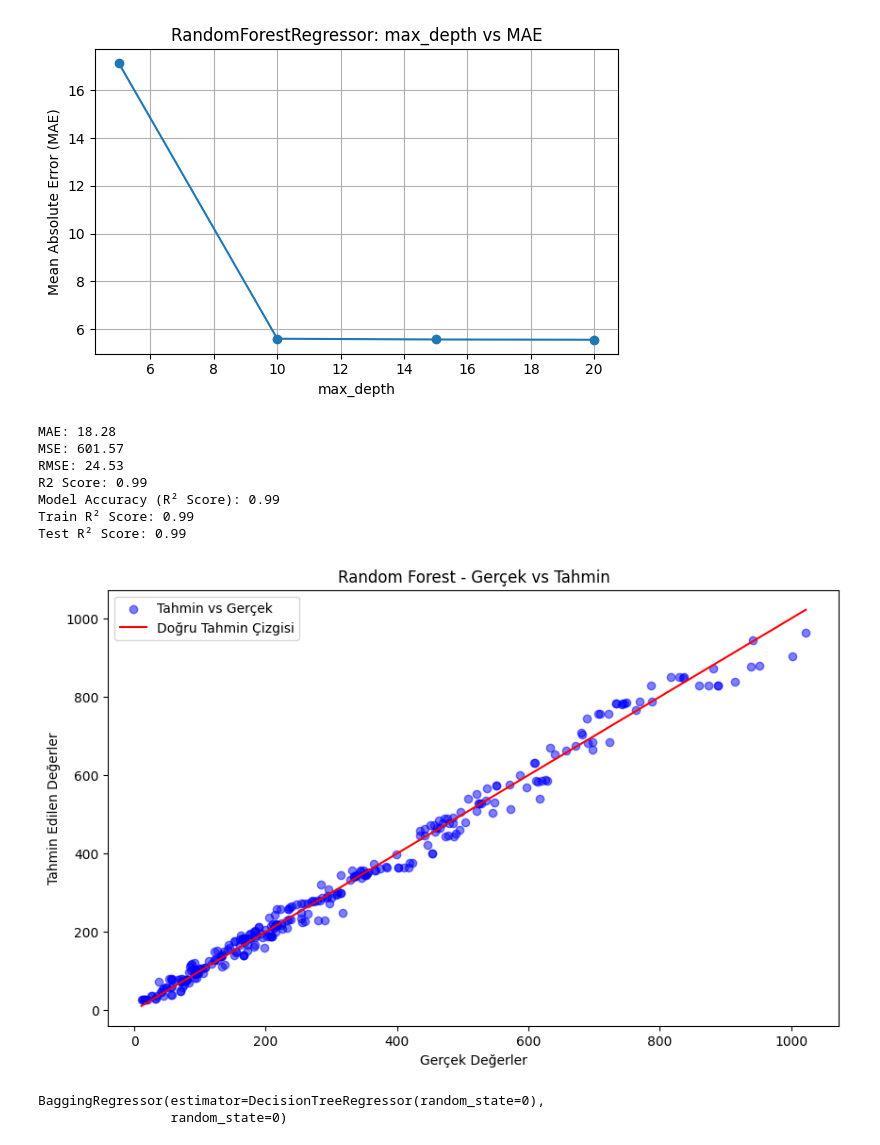
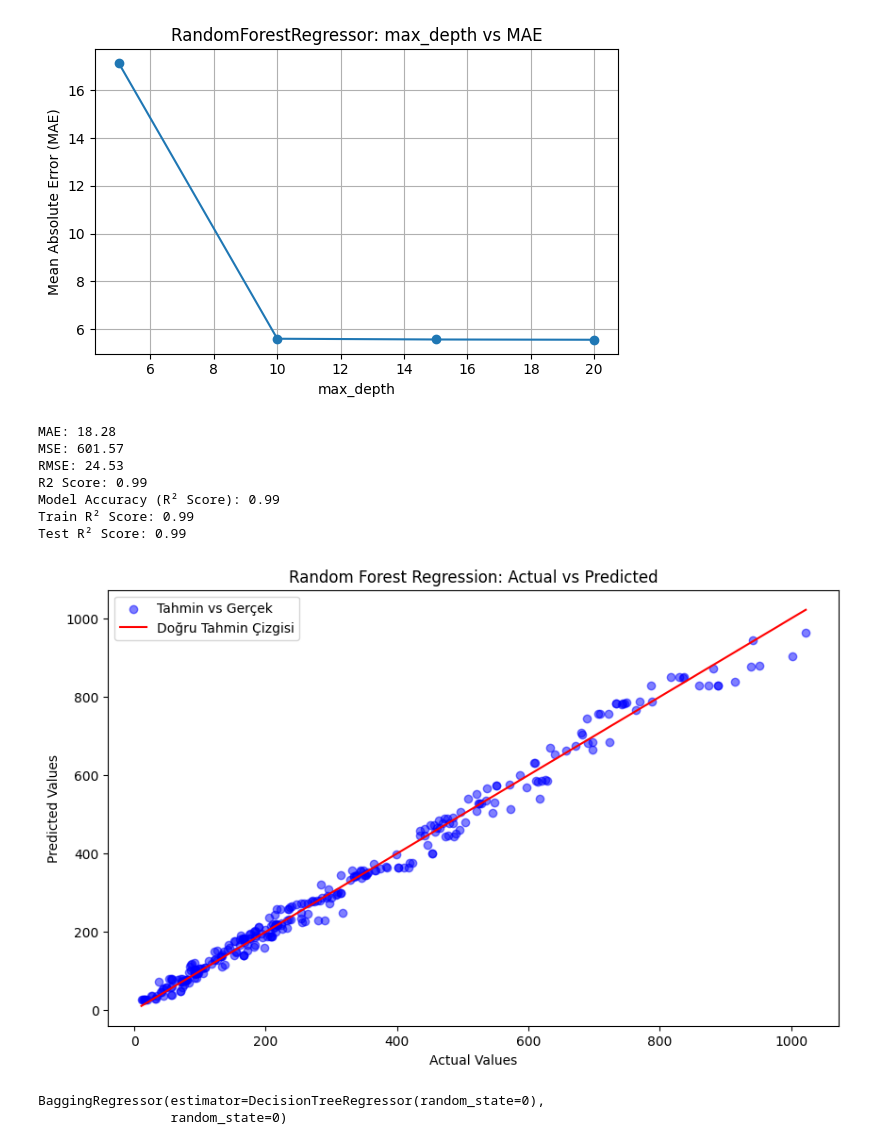
Before and after one commit to ylmzelff/supermarket_sales_EDA, a Jupyter notebook: supermarket-sales-eda.ipynb, the cells around one changed output. Saved outputs shown, nothing was run; the diff lists cells and outputs as text; code cells hidden in the pictures.

```diff
--- a/supermarket-sales-eda.ipynb
+++ b/supermarket-sales-eda.ipynb
@@ -746,37 +746,37 @@ mse = mean_squared_error(y_val, y_pred)
 rmse = np.sqrt(mse)
 r2 = r2_score(y_val, y_pred)
 
 print(f"MAE: {mae:.2f}")
 print(f"MSE: {mse:.2f}")
 print(f"RMSE: {rmse:.2f}")
 print(f"R2 Score: {r2:.2f}")
 accuracy = rf_model.score(X_val, y_val)  # This returns R² score
 print(f"Model Accuracy (R² Score): {accuracy:.2f}")
 train_r2 = rf_model.score(X_train, y_train)
 test_r2 = rf_model.score(X_val, y_val)
 
 print(f"Train R² Score: {train_r2:.2f}")
 print(f"Test R² Score: {test_r2:.2f}")
 
 
 
 plt.figure(figsize=(10, 6))
 plt.scatter(y_val, y_pred, alpha=0.5, color='blue', label='Tahmin vs Gerçek')
 plt.plot([min(y_val), max(y_val)], [min(y_val), max(y_val)],  color='red', label='Doğru Tahmin Çizgisi')
-plt.xlabel("Gerçek Değerler")
-plt.ylabel("Tahmin Edilen Değerler")
-plt.title("Random Forest - Gerçek vs Tahmin")
+plt.xlabel("Actual Values")
+plt.ylabel("Predicted Values")
+plt.title("Random Forest Regression: Actual vs Predicted")
 plt.legend()
 plt.show()
 # %% [output]
 MAE: 18.28
 MSE: 601.57
 RMSE: 24.53
 R2 Score: 0.99
 Model Accuracy (R² Score): 0.99
 Train R² Score: 0.99
 Test R² Score: 0.99
-[figure, old version]
+[figure, new version]
 # %%
 from sklearn.ensemble import BaggingRegressor
 #bagging regressor
```
Also changed, not shown: parts of 3 cells of this notebook.
